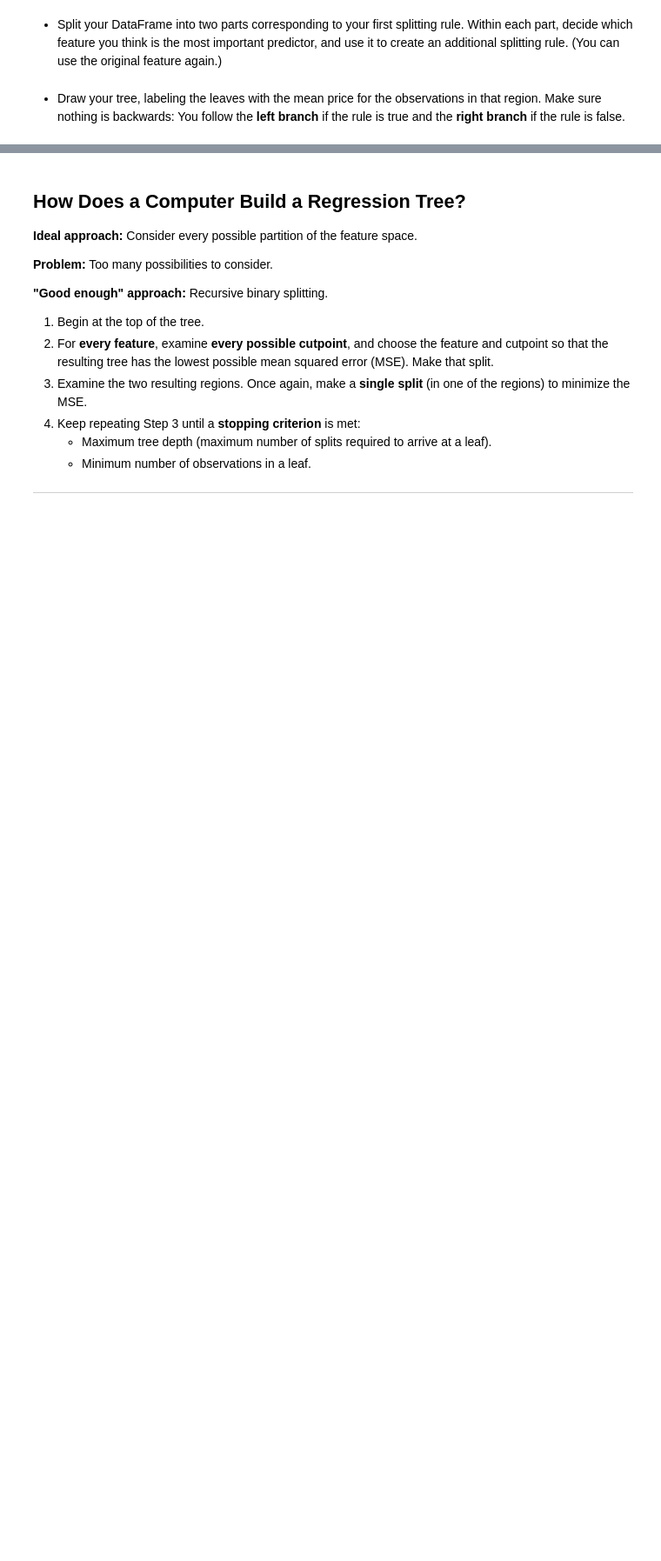
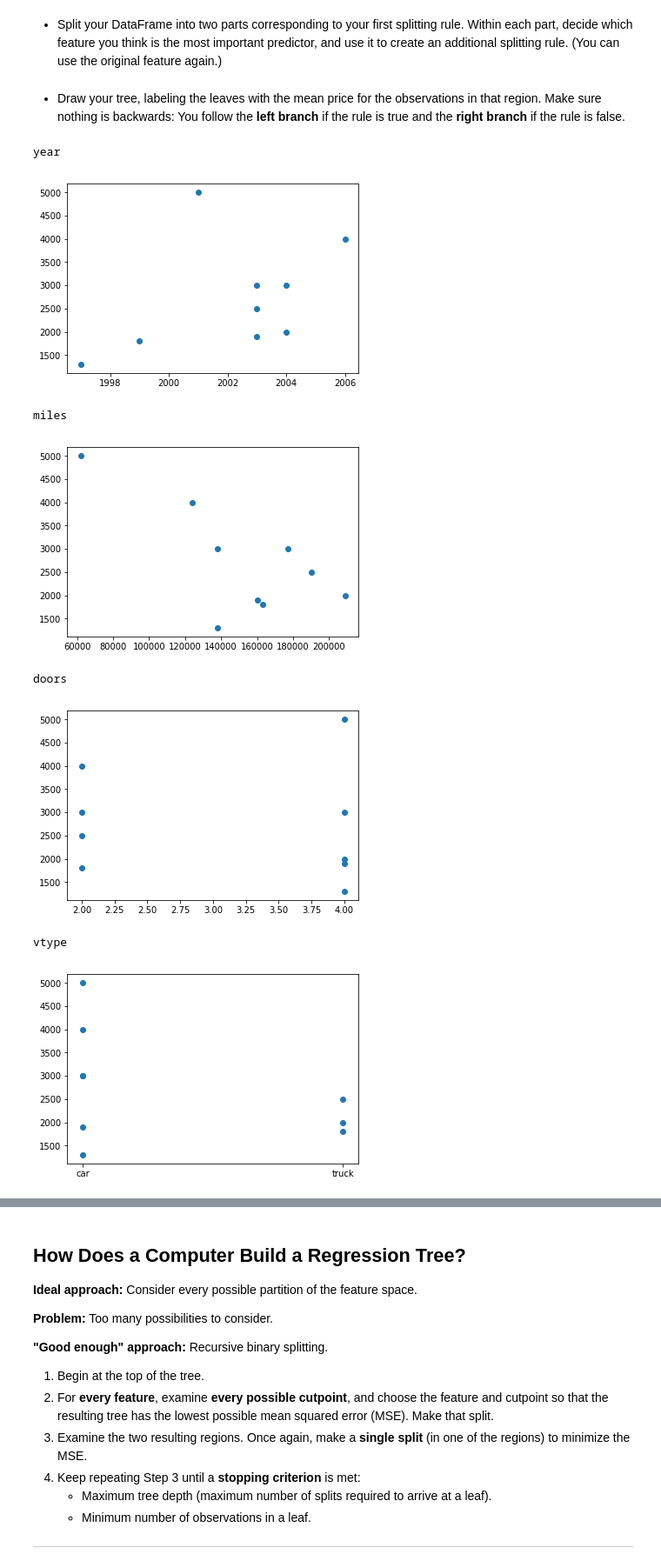
Before and after one commit to naidaire/lesson15_decision_trees, a Jupyter notebook: decision_trees_part2.ipynb, the cells around one changed output, grey strips where cells are left out. Shown: that part at 87% size. Cells and saved outputs as stored; diff of their text form; code cells hidden in the pictures; blank space fills up the shorter version.

```diff
--- a/decision_trees_part2.ipynb
+++ b/decision_trees_part2.ipynb
@@ -30,4 +47,30 @@ vehicle_prices = pd.read_csv(vehicle_prices_path)
 # %% [markdown]
 - Split your DataFrame into two parts corresponding to your first splitting rule. Within each part, decide which feature you think is the most important predictor, and use it to create an additional splitting rule. (You can use the original feature again.)
+# %%
+#splice the data by old and new
+
+old = vehicle_prices.loc[:, 'year'] < 2006.5
+new = vehicle_prices.loc[:, 'year'] > 2006.5
+
+vehicle_prices_old = vehicle_prices.loc[old, :]
+vehicle_prices_new = vehicle_prices.loc[new, :]
 # %% [markdown]
 - Draw your tree, labeling the leaves with the mean price for the observations in that region. Make sure nothing is backwards: You follow the **left branch** if the rule is true and the **right branch** if the rule is false.
+# %%
+# /scrub/ split on the old set.  find patterns, and vtype looks like a good split
+
+y = vehicle_prices_old.loc[:, 'price']
+for var in ['year', 'miles', 'doors', 'vtype']:
+    print(var)
+    x = vehicle_prices_old.loc[:, var]
+    plt.scatter(x, y)
+    plt.show()
+# %% [output]
+year
+[figure, added]
+miles
+[figure, added]
+doors
+[figure, added]
+vtype
+[figure, added]
```
Also changed, not shown: parts of 54 cells of this notebook, 2 other files.
